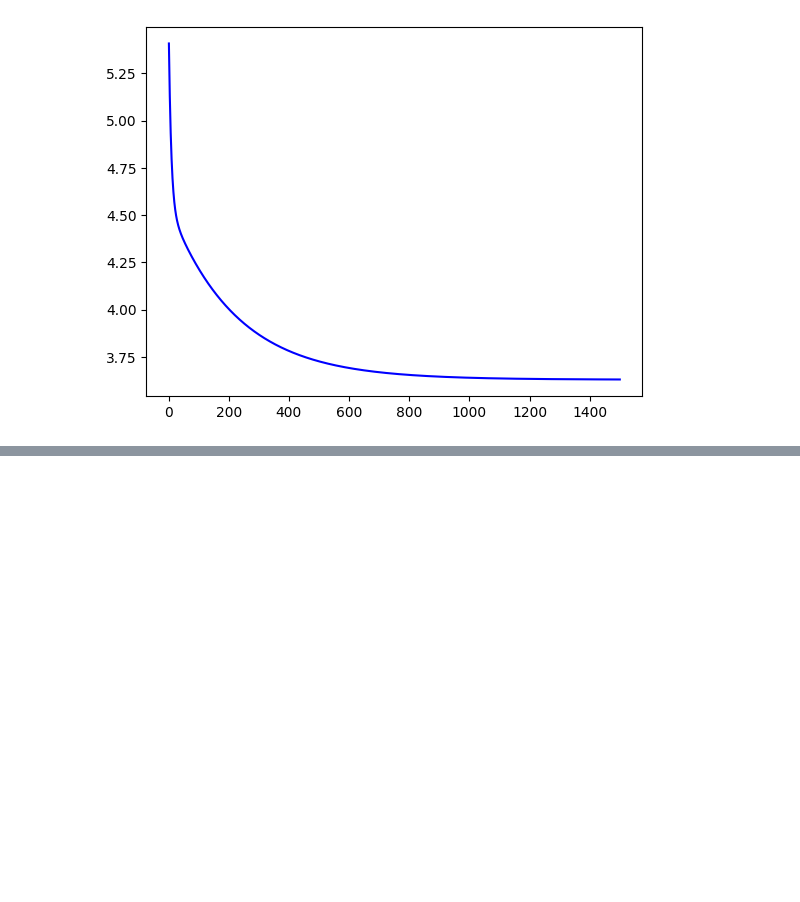
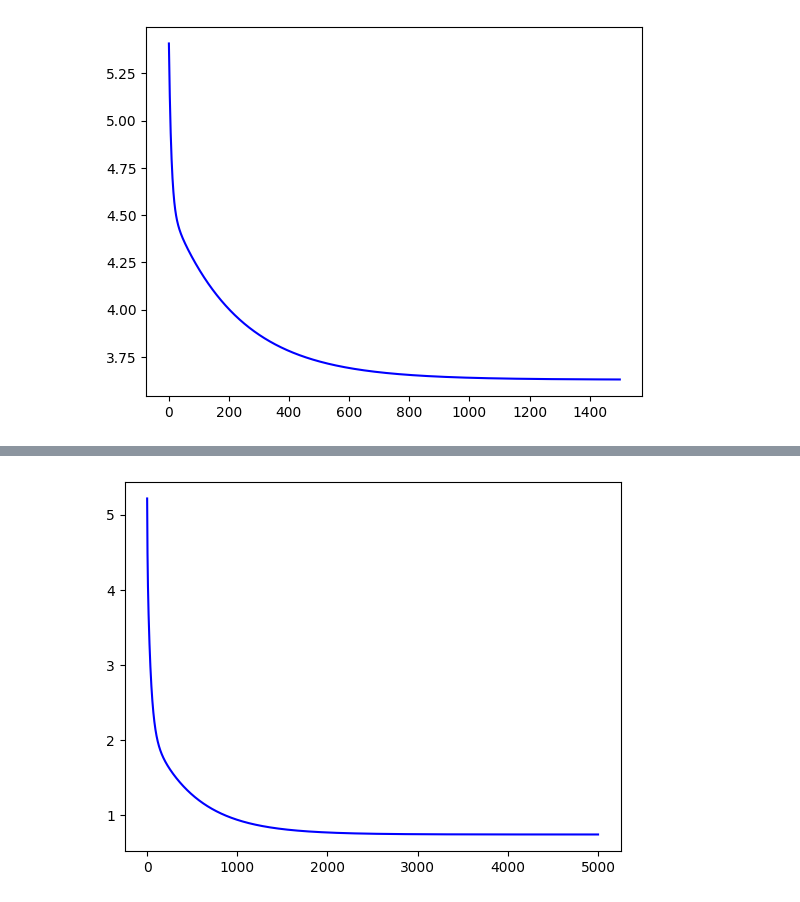
Before and after one commit to nrussell93/prework-about-me, a Jupyter notebook: Machine_Learning_HW_1.ipynb, the cells around one changed output, grey strips where cells are left out. Drawn from its saved outputs; the diff is of its cells as text; code cells hidden in the pictures; blank space fills up the shorter version.

```diff
--- a/Machine_Learning_HW_1.ipynb
+++ b/Machine_Learning_HW_1.ipynb
@@ -216,0 +206,83 @@ df = pd.read_csv(file_path)
+# %%
+# Problem 2
+
+import numpy as np
+import pandas as pd
+import matplotlib.pyplot as plt
+from google.colab import drive
+drive.mount('/content/drive')
+
+file_path = '/content/drive/My Drive/Colab Notebooks/D3.csv'
+df = pd.read_csv(file_path)
+x0 = df.values[:,0]
+x1 = df.values[:,1]
+x2 = df.values[:,2]
+y = df.values[:,3]
+m = len(y)
+theta = np.zeros(4)
+iterations = 5000
+alpha = 0.01
+xx = np.ones((m,1))
+x_0 = x0.reshape(m,1)
+x_1 = x1.reshape(m,1)
+x_2 = x2.reshape(m,1)
+X = np.hstack((xx,x_0,x_1,x_2))
+#X[:5]
+# X is new matrix -> 100x4
+#np.shape(X)
+
+# Begin Linear Regression model using initial theta values of all zeros
+def linear_regression(X, y, theta, m):
+  predictions = X.dot(theta)
+  loss = np.subtract(predictions, y)
+  squareLoss = np.square(loss)
+  J = (1 / (2*m)) * np.sum(squareLoss)
+  return J
+
+print("Initial loss: ", linear_regression(X, y, theta, m))
+
+# Begin Gradient Descent to minimize loss
+def grad_desc(X, y, theta, iterations, alpha, m):
+  m = len(y)
+  cost_history = np.zeros(iterations)
+  for i in range(iterations):
+    predictions = X.dot(theta)
+    loss = np.subtract(predictions, y)
+    sum_delta = (alpha / m) * X.transpose().dot(loss)
+    theta = theta - sum_delta
+    cost_history[i] = linear_regression(X, y, theta, m)
+  return theta, cost_history
+
+theta, cost_history = grad_desc(X, y, theta, iterations, alpha, m)
+print('Final loss value: ', theta)
+print('Cost History: ', cost_history)
+
+# Display the training set vs. ground truth, and attach Linear Model
+#plt.scatter(X[:, 0], y, color = 'red', marker = '+', label = 'Training Data')
+#plt.scatter(X[:, 1], y, color = 'red', marker = '+', label = 'Training Data')
+#plt.scatter(X[:, 2], y, color = 'red', marker = '+', label = 'Training Data')
+#plt.scatter(X[:, 3], y, color = 'red', marker = '+', label = 'Training Data')
+#plt.plot(X[:, 1], X.dot(theta), color = 'green', label = 'Linear Regression')
+#plt.show()
+
+# Display iterations vs. loss graph
+plt.plot(range(1, iterations + 1), cost_history, color = 'blue')
+plt.show()
+
+# Part 4
+# Hypothetical values for X1,X2,X3 (1,1,1)
+# Input a value of 1 for X0 value and create 1x4 matrix
+a = np.array([1, 1, 1, 1])
+#np.shape(a)
+# Predict y value(output value) with this data
+y_1 = a.dot(theta)
+print('y(1,1,1) = ', y_1)
+
+b = np.array([1, 2, 0, 4])
+y_2 = b.dot(theta)
+print('y(2,0,4) = ', y_2)
+
+c = np.array([1, 3, 2, 1])
+y_3 = c.dot(theta)
+print('y(3,2,1) = ', y_3)
+# %% [output]
@@ -216,0 +293 @@ df = pd.read_csv(file_path)
+[figure, added]
```
Also changed, not shown: parts of 2 cells of this notebook.
